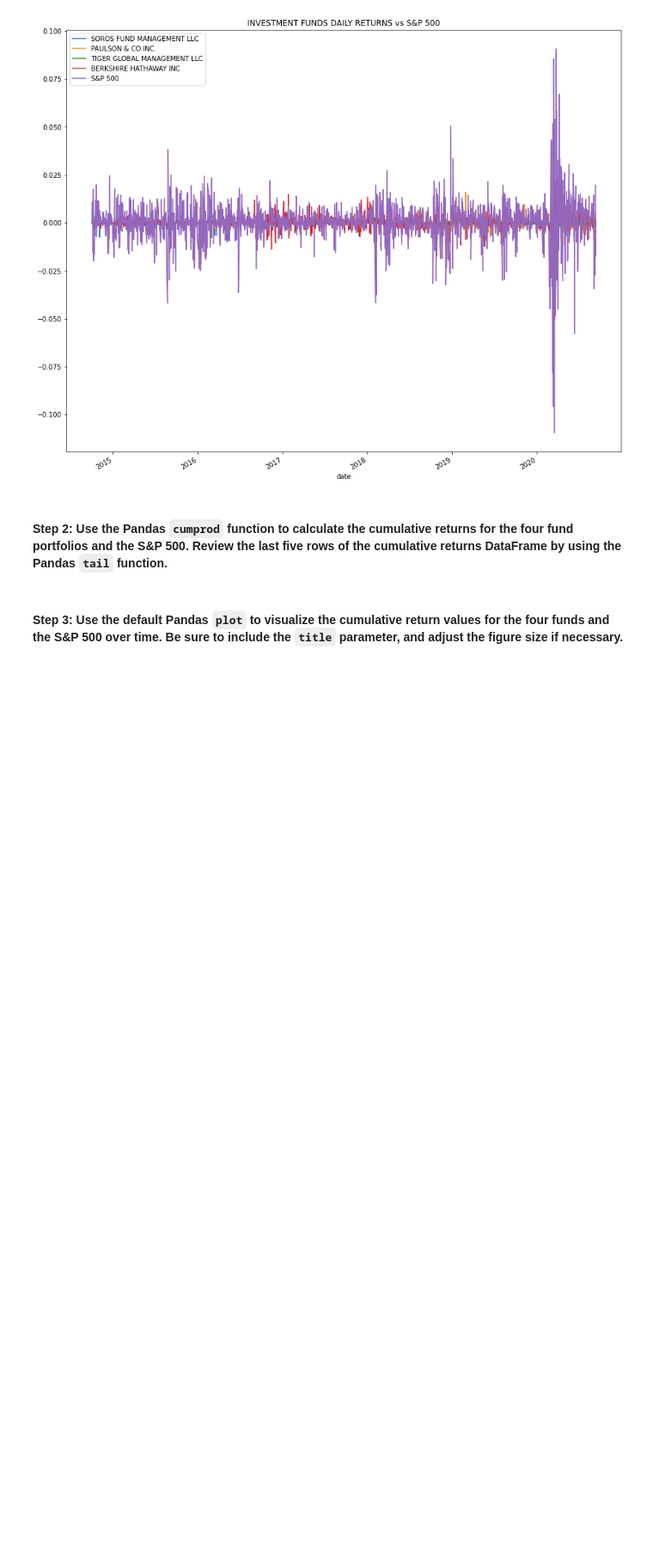
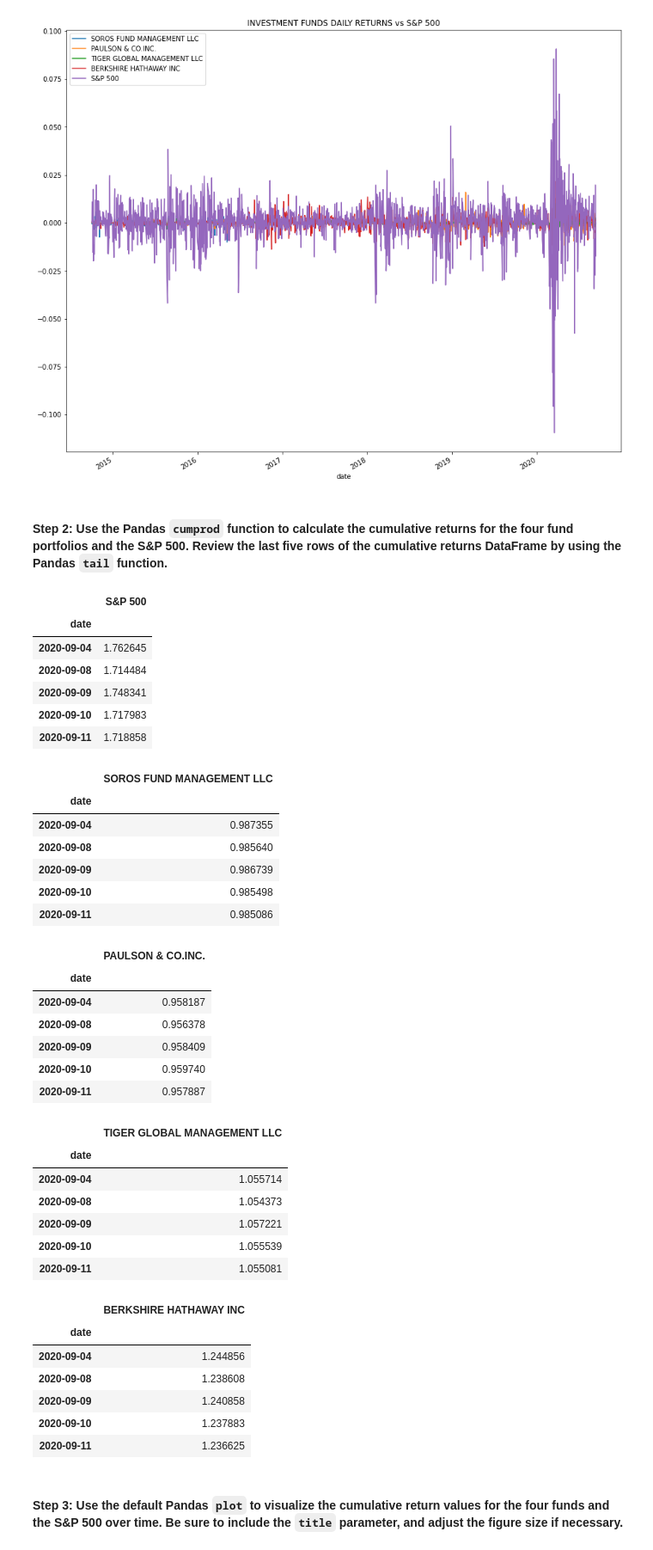
Before and after one commit to AnaIitico/quantitative_analysis, a Jupyter notebook: risk_return_analysis.ipynb, the cells around one changed output. Shown at 86% size. Drawn from its saved outputs; the diff is of its cells as text; code cells hidden in the pictures; blank space fills up the shorter version.

```diff
--- a/risk_return_analysis.ipynb
+++ b/risk_return_analysis.ipynb
@@ -83,7 +83,53 @@ daily_returns_whales.plot(figsize=(15, 13), title="INVESTMENT FUNDS DAILY RETURN
 #### Step 2: Use the Pandas `cumprod` function to calculate the cumulative returns for the four fund portfolios and the S&P 500. Review the last five rows of the cumulative returns DataFrame by using the Pandas `tail` function.
 # %%
 # Calculate and plot the cumulative returns of the 4 fund portfolios and the S&P 500
+sp500_cumulative_returns = (1 + daily_returns_whales[['S&P 500']]).cumprod()
+soros_cumulative_returns = (1 + daily_returns_whales[['SOROS FUND MANAGEMENT LLC']]).cumprod()
+paulson_cumulative_returns = (1 + daily_returns_whales[['PAULSON & CO.INC.']]).cumprod()
+tiger_cumulative_returns = (1 + daily_returns_whales[['TIGER GLOBAL MANAGEMENT LLC']]).cumprod()
+berkshire_cumulative_returns = (1 + daily_returns_whales[['BERKSHIRE HATHAWAY INC']]).cumprod()
+
 # Review the last 5 rows of the cumulative returns DataFrame
-# YOUR CODE HERE
+display(sp500_cumulative_returns.tail())
+display(soros_cumulative_returns.tail())
+display(paulson_cumulative_returns.tail())
+display(tiger_cumulative_returns.tail())
+display(berkshire_cumulative_returns.tail())
+# %% [output]
+|  | S&P 500 |
+| date |  |
+| 2020-09-04 | 1.762645 |
+| 2020-09-08 | 1.714484 |
+| 2020-09-09 | 1.748341 |
+| 2020-09-10 | 1.717983 |
+| 2020-09-11 | 1.718858 |
+|  | SOROS FUND MANAGEMENT LLC |
+| date |  |
+| 2020-09-04 | 0.987355 |
+| 2020-09-08 | 0.985640 |
+| 2020-09-09 | 0.986739 |
+| 2020-09-10 | 0.985498 |
+| 2020-09-11 | 0.985086 |
+|  | PAULSON & CO.INC. |
+| date |  |
+| 2020-09-04 | 0.958187 |
+| 2020-09-08 | 0.956378 |
+| 2020-09-09 | 0.958409 |
+| 2020-09-10 | 0.959740 |
+| 2020-09-11 | 0.957887 |
+|  | TIGER GLOBAL MANAGEMENT LLC |
+| date |  |
+| 2020-09-04 | 1.055714 |
+| 2020-09-08 | 1.054373 |
+| 2020-09-09 | 1.057221 |
+| 2020-09-10 | 1.055539 |
+| 2020-09-11 | 1.055081 |
+|  | BERKSHIRE HATHAWAY INC |
+| date |  |
+| 2020-09-04 | 1.244856 |
+| 2020-09-08 | 1.238608 |
+| 2020-09-09 | 1.240858 |
+| 2020-09-10 | 1.237883 |
+| 2020-09-11 | 1.236625 |
 # %% [markdown]
 #### Step 3: Use the default Pandas `plot` to visualize the cumulative return values for the four funds and the S&P 500 over time. Be sure to include the `title` parameter, and adjust the figure size if necessary.
```
Also changed, not shown: parts of 6 cells of this notebook.
